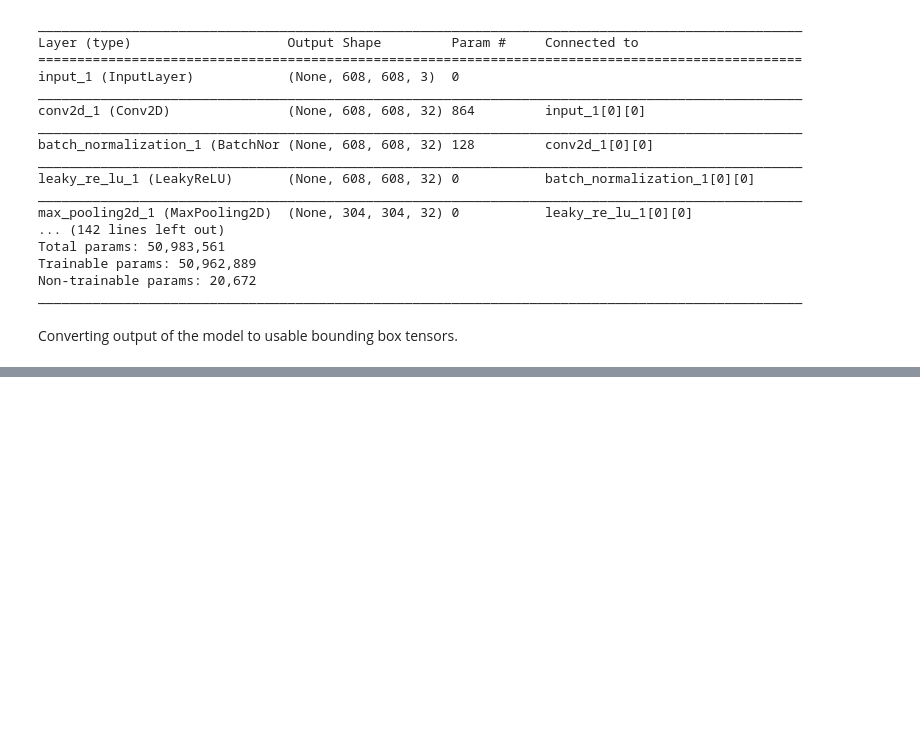
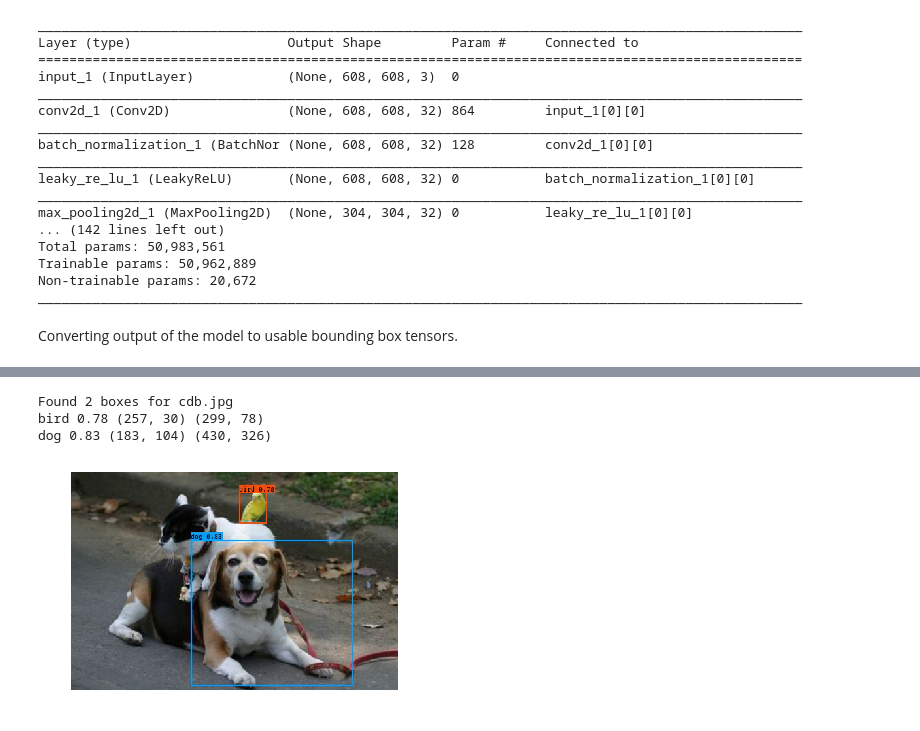
Before and after one commit to manankshastri/Object-Detection, a Jupyter notebook: ObjectDetection-YoloV2.ipynb, the cells around one changed output, grey strips where cells are left out. Drawn from its saved outputs; the diff is of its cells as text; code cells hidden in the pictures; blank space fills up the shorter version.

```diff
--- a/ObjectDetection-YoloV2.ipynb
+++ b/ObjectDetection-YoloV2.ipynb
@@ -237,0 +251,7 @@ bicycle 0.84 (135, 140) (768, 576)
+# %%
+out_scores, out_boxes, out_classes = predict(sess, "cdb.jpg")
+# %% [output]
+Found 2 boxes for cdb.jpg
+bird 0.78 (257, 30) (299, 78)
+dog 0.83 (183, 104) (430, 326)
+[figure, added]
```
Also changed, not shown: parts of 14 cells of this notebook, 16 other files.
